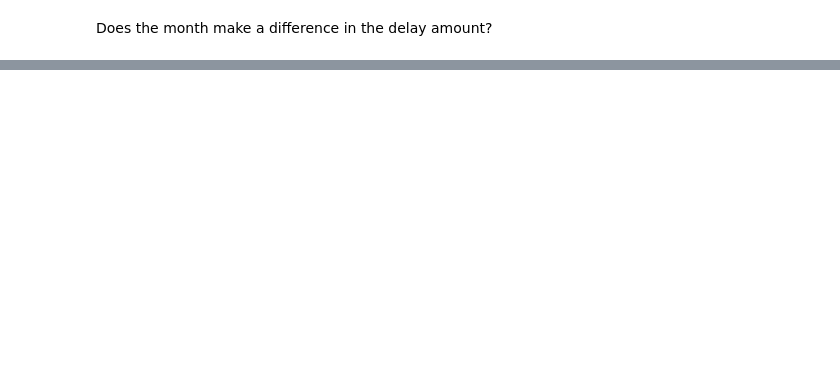
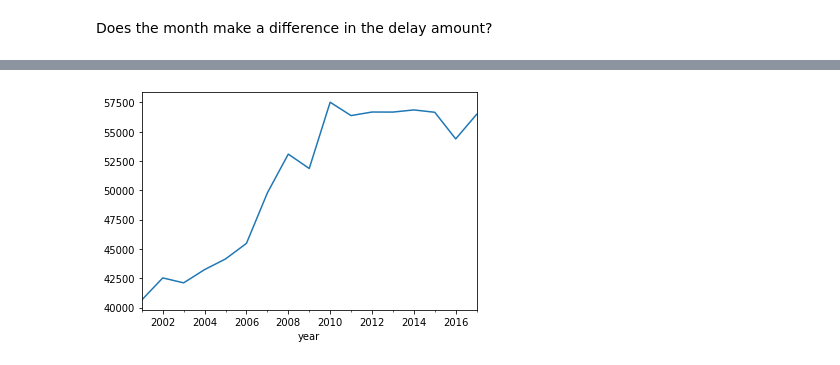
Before and after one commit to soslin/ds-methodologies-exercises, a Jupyter notebook: time_series/time_series_1.ipynb, the cells around one changed output, grey strips where cells are left out. Cells and saved outputs as stored; diff of their text form; code cells hidden in the pictures; blank space fills up the shorter version.

```diff
--- a/time_series/time_series_1.ipynb
+++ b/time_series/time_series_1.ipynb
@@ -725,0 +485,3 @@ plt.show()
+# %%
+iowa = iowa.sort_values('year').set_index('year')
+iowa.head()
@@ -725,0 +496,3 @@ plt.show()
+# %%
+iowa['just_year'] = iowa.index.strftime('%Y')
+iowa.head()
@@ -725,0 +528,3 @@ plt.show()
+# %%
+iowa['yearly_total'] = iowa.groupby('year').net_generation.transform('sum')
+iowa.head()
@@ -725,0 +539,5 @@ plt.show()
+# %%
+iowa.resample('Y').sum().net_generation.plot()
+plt.show()
+# %% [output]
+[figure, added]
```
Also changed, not shown: parts of 58 cells of this notebook.
